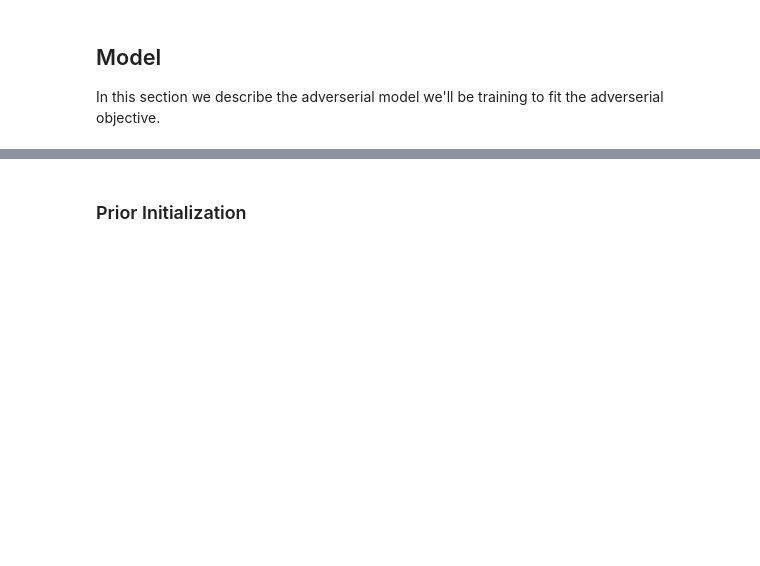
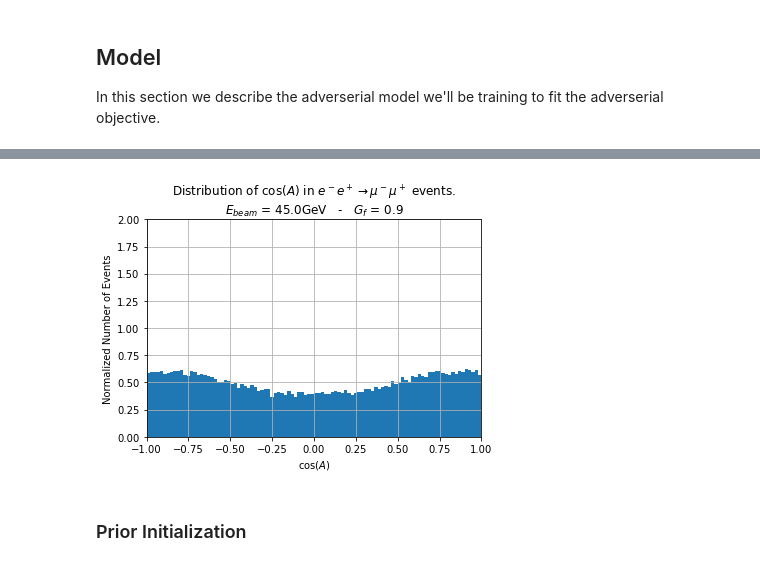
Before and after one commit to JoeriHermans/deep-learning-scripts, a Jupyter notebook: scripts/adverserial-variational-optimization/avo-notebook.ipynb, the cells around one changed output, grey strips where cells are left out. Cells and saved outputs as stored; diff of their text form; code cells hidden in the pictures; blank space fills up the shorter version.

```diff
--- a/scripts/adverserial-variational-optimization/avo-notebook.ipynb
+++ b/scripts/adverserial-variational-optimization/avo-notebook.ipynb
@@ -185,3 +191,11 @@ Before any inference can be done on our parameters of interest, i.e., the beam e
+# %%
+# Obtain the samples from the experiment.
+p_r_x = simulator(theta_true, 100000, random_state=random_number_generator)
+
+# Draw the distribution.
+plot_observations(p_r_x, theta_true)
+# %% [output]
+[figure, added]
 # %% [markdown]
 ### Prior Initialization
 # %%
```
Also changed, not shown: parts of 7 cells of this notebook.
